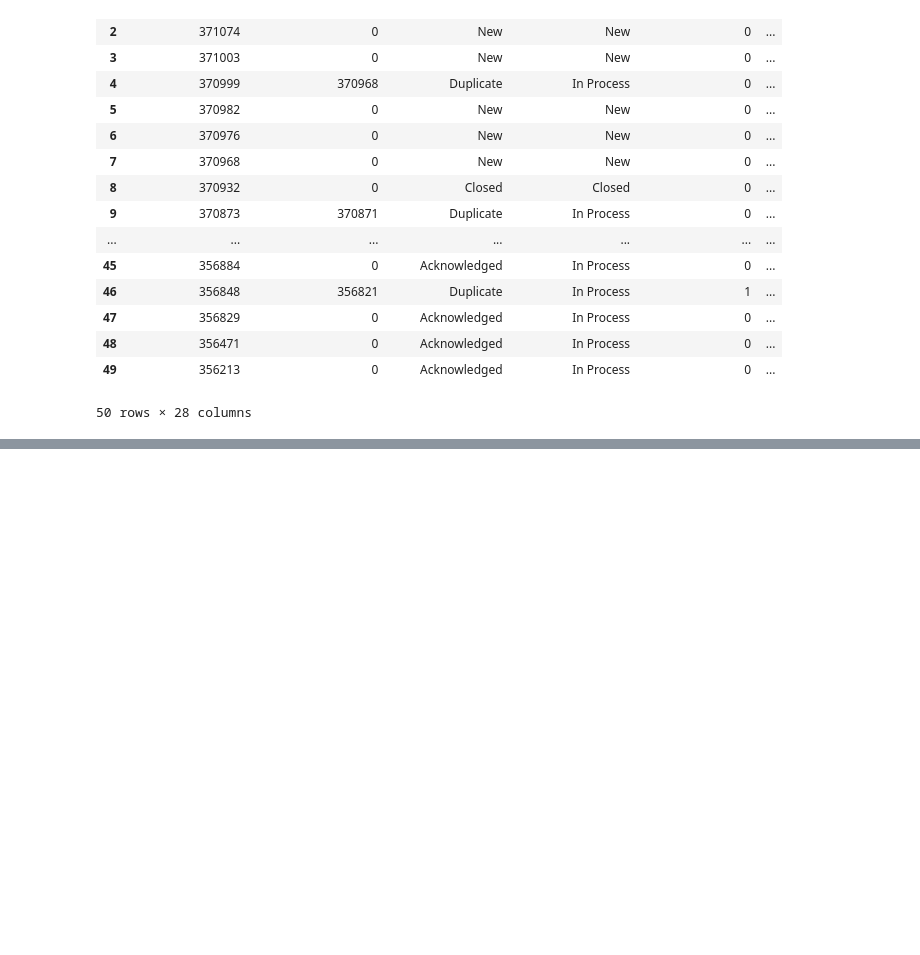
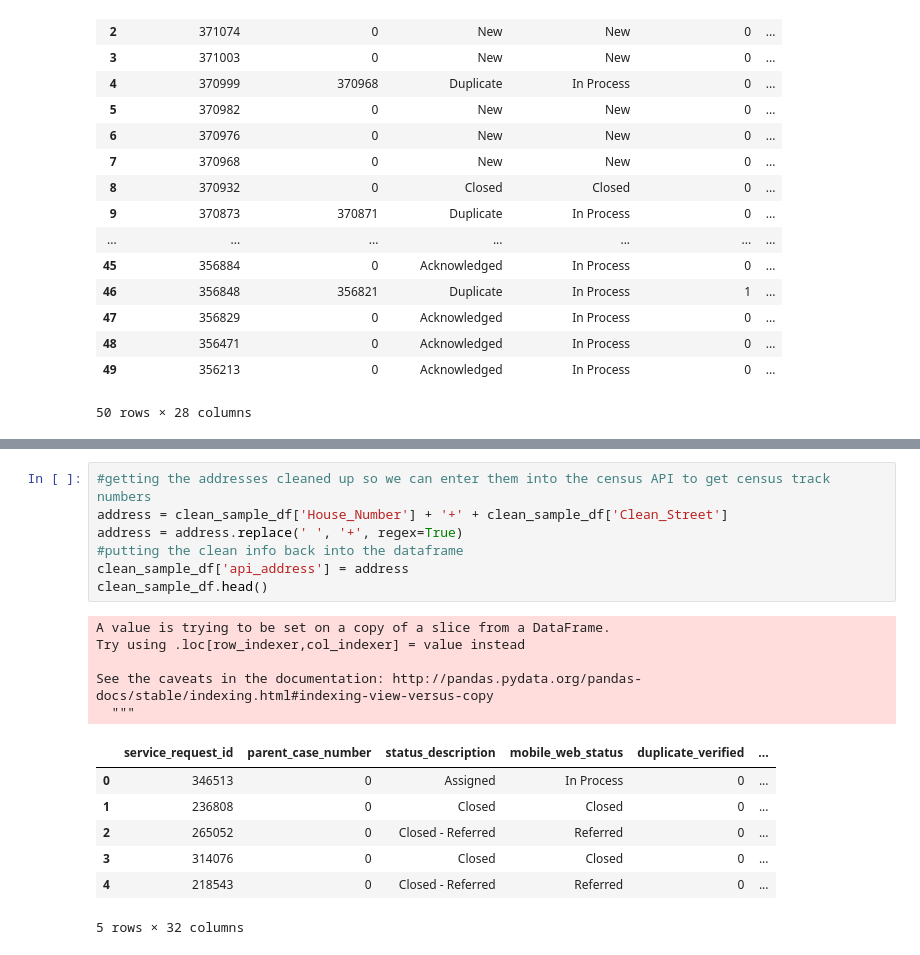
Before and after one commit to Erikcaldwell/Koala-ty-group-project-, a Jupyter notebook: address2censustrack.ipynb, the cells around one changed output, grey strips where cells are left out. Cells and saved outputs as stored; diff of their text form; blank space fills up the shorter version.

```diff
--- a/address2censustrack.ipynb
+++ b/address2censustrack.ipynb
@@ -70 +106,21 @@ address = "2614 55TH ST, 92105"
+# %%
+#getting the addresses cleaned up so we can enter them into the census API to get census track numbers
+address = clean_sample_df['House_Number'] + '+' + clean_sample_df['Clean_Street']
+address = address.replace(' ', '+', regex=True)
+#putting the clean info back into the dataframe
+clean_sample_df['api_address'] = address
+clean_sample_df.head()
+# %% [output]
+A value is trying to be set on a copy of a slice from a DataFrame.
+Try using .loc[row_indexer,col_indexer] = value instead
+
+See the caveats in the documentation: http://pandas.pydata.org/pandas-docs/stable/indexing.html#indexing-view-versus-copy
+  """
+|  | service_request_id | parent_case_number | status_description | mobile_web_status | duplicate_verified | ... |
+| 0 | 346513 | 0 | Assigned | In Process | 0 | ... |
+| 1 | 236808 | 0 | Closed | Closed | 0 | ... |
+| 2 | 265052 | 0 | Closed - Referred | Referred | 0 | ... |
+| 3 | 314076 | 0 | Closed | Closed | 0 | ... |
+| 4 | 218543 | 0 | Closed - Referred | Referred | 0 | ... |
+5 rows × 32 columns
 # %%
```
Also changed, not shown: parts of 12 cells of this notebook, 5 other files.
